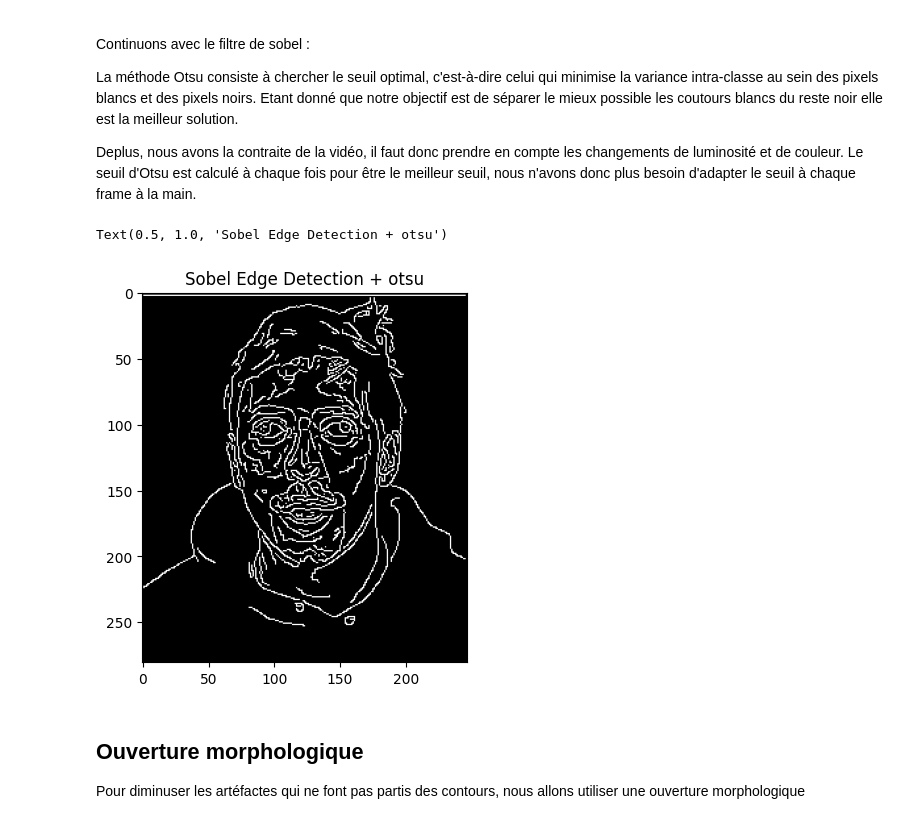
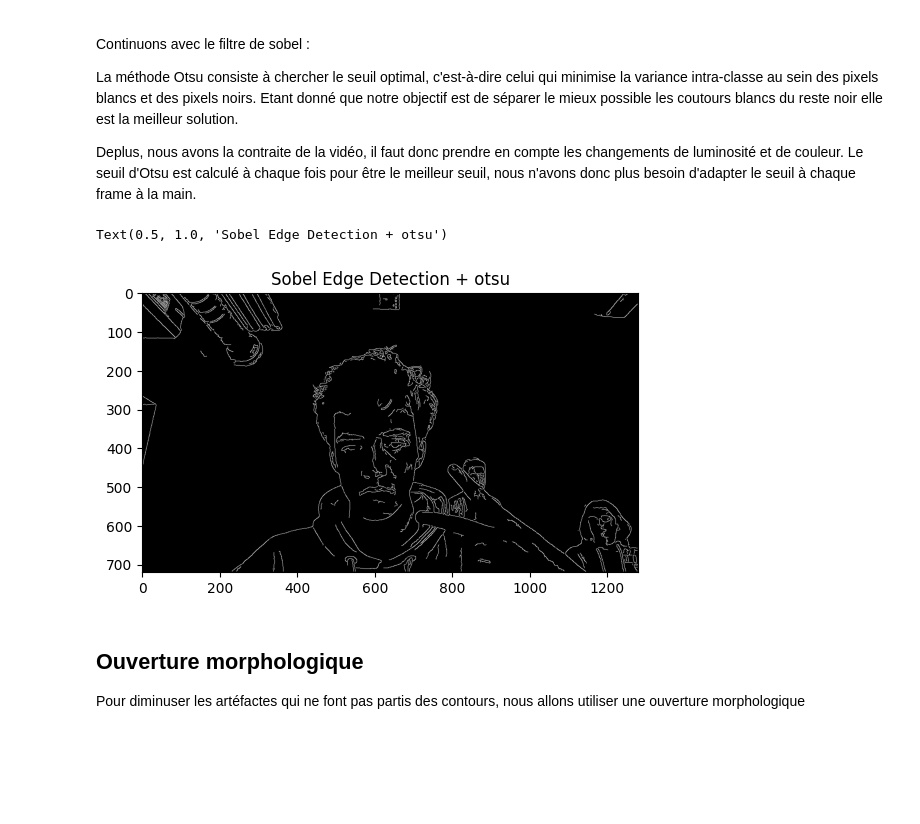
Before and after one commit to PierreVandel/analyse-images-cartoon, a Jupyter notebook: Cartoon.ipynb, the cells around one changed output. Cells and saved outputs as stored; diff of their text form; code cells hidden in the pictures; blank space fills up the shorter version.

```diff
--- a/Cartoon.ipynb
+++ b/Cartoon.ipynb
@@ -114,9 +116,9 @@ from skimage import io
 from skimage import feature
 
 
-edge_sobel = filters.sobel(image[:,:,1])
-edge_prewitt = filters.prewitt(image[:,:,1])
-edge_canny = feature.canny(image[:,:,1])
+edge_sobel = filters.sobel(img[:,:,1])
+edge_prewitt = filters.prewitt(img[:,:,1])
+edge_canny = feature.canny(img[:,:,1])
 
 
 fig, axes = plt.subplots(ncols=3, sharex=True, sharey=True, figsize=(20, 6))
@@ -149,14 +151,14 @@ Deplus, nous avons la contraite de la vidéo, il faut donc prendre en compte les
 from skimage import filters
 # %%
 otsu_threshold = filters.threshold_otsu(edge_sobel)
-# image_binarized = edge_sobel > otsu_threshold
-image_binarized = edge_canny > otsu_threshold
+image_binarized = edge_sobel > otsu_threshold
+#image_binarized = edge_canny > otsu_threshold
 
 plt.imshow(image_binarized, cmap="gray")
 plt.title("Sobel Edge Detection + otsu")
 # %% [output]
 Text(0.5, 1.0, 'Sobel Edge Detection + otsu')
-[figure, old version]
+[figure, new version]
 # %% [markdown]
 ## Ouverture morphologique
 
```
Also changed, not shown: parts of 3 cells of this notebook.
